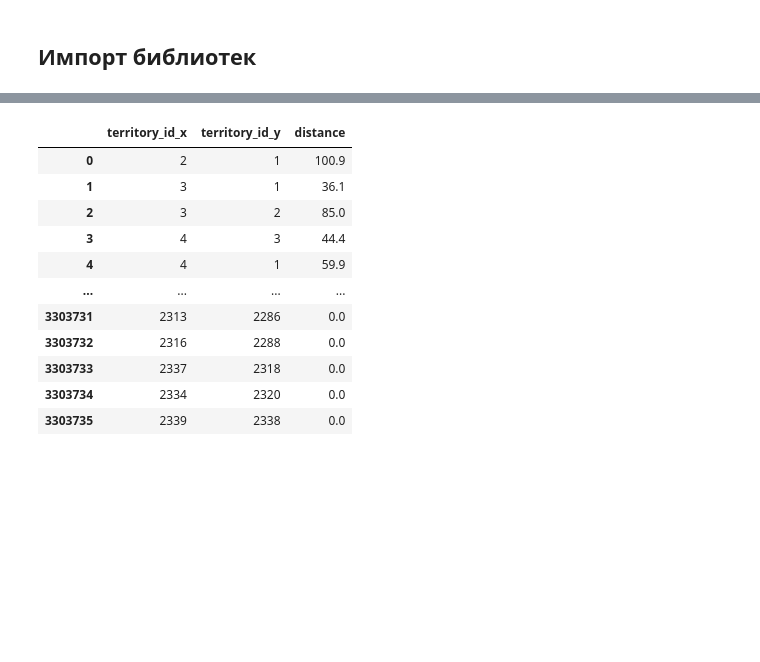
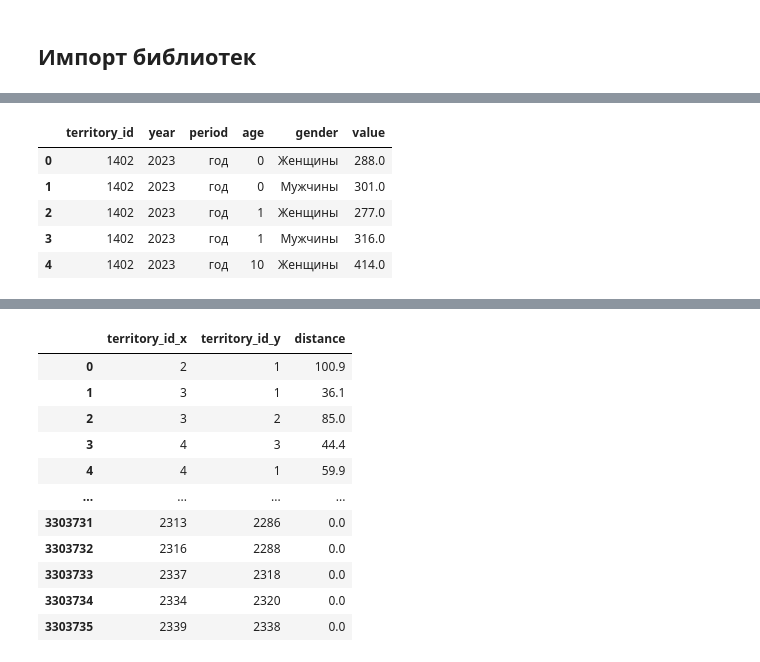
Before and after one commit to sn0wy-owl/SberIndex, a Jupyter notebook: EDA.ipynb, the cells around one changed output, grey strips where cells are left out. Saved outputs shown, nothing was run; the diff lists cells and outputs as text; code cells hidden in the pictures; blank space fills up the shorter version.

```diff
--- a/EDA.ipynb
+++ b/EDA.ipynb
@@ -104,0 +66,11 @@ array(['Все отрасли', 'Обрабатывающие производс
+# %%
+# 2_bdmo_population.parquet
+population = pd.read_parquet('data/2_bdmo_population.parquet')
+population.head()
+# %% [output]
+|  | territory_id | year | period | age | gender | value |
+| 0 | 1402 | 2023 | год | 0 | Женщины | 288.0 |
+| 1 | 1402 | 2023 | год | 0 | Мужчины | 301.0 |
+| 2 | 1402 | 2023 | год | 1 | Женщины | 277.0 |
+| 3 | 1402 | 2023 | год | 1 | Мужчины | 316.0 |
+| 4 | 1402 | 2023 | год | 10 | Женщины | 414.0 |
```
Also changed, not shown: parts of 61 cells of this notebook, 13 other files.
